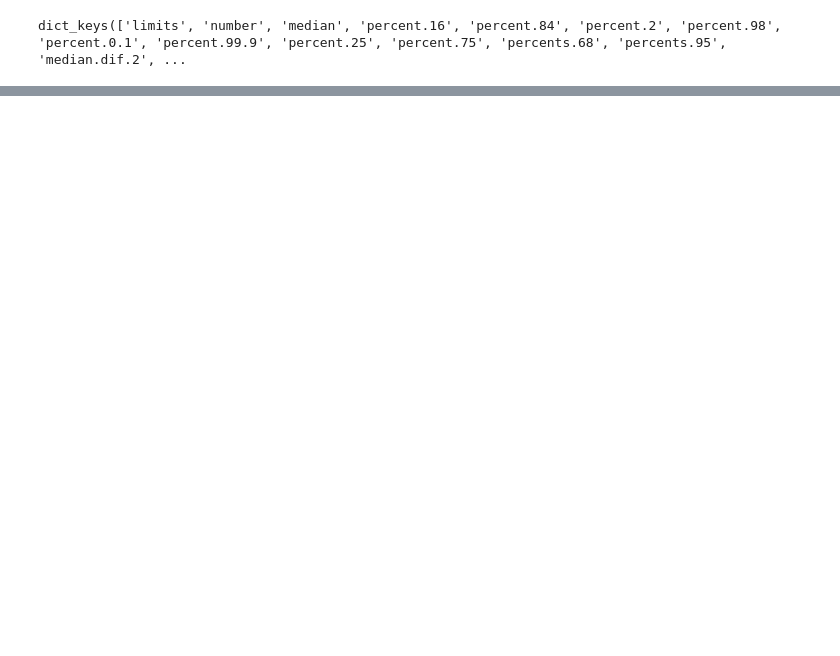
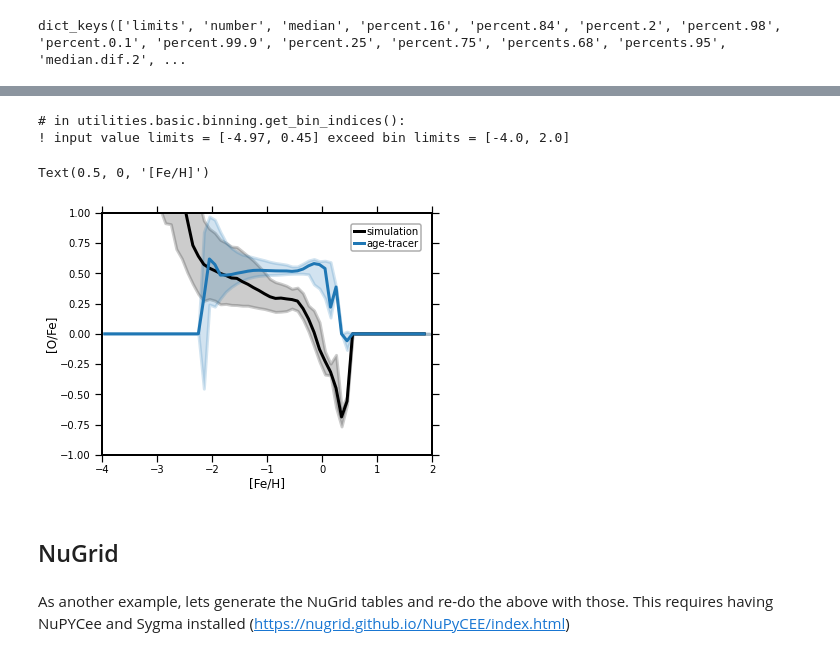
Before and after one commit to patelpb96/GizmoElementTracers, a Jupyter notebook: gizmo_tutorial.ipynb, the cells around one changed output, grey strips where cells are left out. Saved outputs shown, nothing was run; the diff lists cells and outputs as text; code cells hidden in the pictures; blank space fills up the shorter version.

Commit message:
improved formatting and documentation. moved/added tutorial for using age tracers to gizmo_tutorial.

```diff
--- a/gizmo_tutorial.ipynb
+++ b/gizmo_tutorial.ipynb
@@ -1150,0 +952,17 @@ dict_keys(['limits', 'number', 'median', 'percent.16', 'percent.84', 'percent.2'
+# %%
+# if a simulation has age tracers enabled, read_snapshots() automatically sets up the nucleosynthetic yields for computing elementa abundances in the FIRE-2 model and assigns the class to the each species' particle dictionary
+
+# here we work though the steps for star particles, though this works identically for gas particles
+
+species_name = 'star'
+#species_name = 'gas'
+# %%
+# create and append an age-tracer dictionary class to particle species catalog
+# this stores all age-tracer information and provides the methods to compute elemental abundances (mass fractions) for each particle from the age-tracer weights
+
+# pass in the snapshot header information, stored via part.info, which contains the age-tracer bin information, to set up the age bins
+#part[species_name].ElementAgeTracer = gizmo.agetracer.ElementAgeTracerClass(part.info)
+
+# test
+part[species_name].ElementAgeTracer = gizmo.agetracer.ElementAgeTracerClass()
+part[species_name].ElementAgeTracer.assign_age_bins(age_bin_number=16, age_min=1, age_max=14000)
@@ -1150,0 +1022,45 @@ dict_keys(['limits', 'number', 'median', 'percent.16', 'percent.84', 'percent.2'
+# %%
+# now plot the results
+
+from utilities.basic.binning import BinClass
+
+Bin = BinClass([-4, 2], number=int((2-(-4))/0.1))
+
+# plot the native abundances directly from the simulation
+stats = Bin.get_statistics_of_array(
+    part['star'].prop('metallicity.fe'),
+    part['star'].prop('metallicity.o - metallicity.fe')
+)
+
+fig, ax = plt.subplots()
+fig.set_size_inches(6, 4)
+
+ax.plot(stats['bin.mid'][:-1], stats['median'][:-1], lw=3, color='black', label='simulation')
+ax.fill_between(
+    stats['bin.mid'], stats['percent.16'], stats['percent.84'], alpha=0.2, lw=3, color='black')
+
+# plot the post-processed abundances from age-tracer weights
+stats = Bin.get_statistics_of_array(
+    part['star'].prop('metallicity.agetracer.fe'),
+    part['star'].prop('metallicity.agetracer.o - metallicity.agetracer.fe')
+)
+
+ax.plot(stats['bin.mid'][:-1], stats['median'][:-1], lw=3, color='C0', label='age-tracer')
+ax.fill_between(
+    stats['bin.mid'], stats['percent.16'], stats['percent.84'], alpha=0.2, lw=3, color='C0')
+
+ax.legend(loc='best')
+ax.set_ylim(-1, 1)
+ax.set_xlim(-4, 2)
+ax.set_ylabel('[O/Fe]')
+ax.set_xlabel('[Fe/H]')
+# %% [output]
+# in utilities.basic.binning.get_bin_indices():
+! input value limits = [-4.97, 0.45] exceed bin limits = [-4.0, 2.0]
+Text(0.5, 0, '[Fe/H]')
+[figure, added]
+# %% [markdown]
+## NuGrid
+# %% [markdown]
+As another example, lets generate the NuGrid tables and re-do the above with those. This
+requires having NuPYCee and Sygma installed (https://nugrid.github.io/NuPyCEE/index.html)
```
Also changed, not shown: parts of 85 cells of this notebook, 2 other files.
